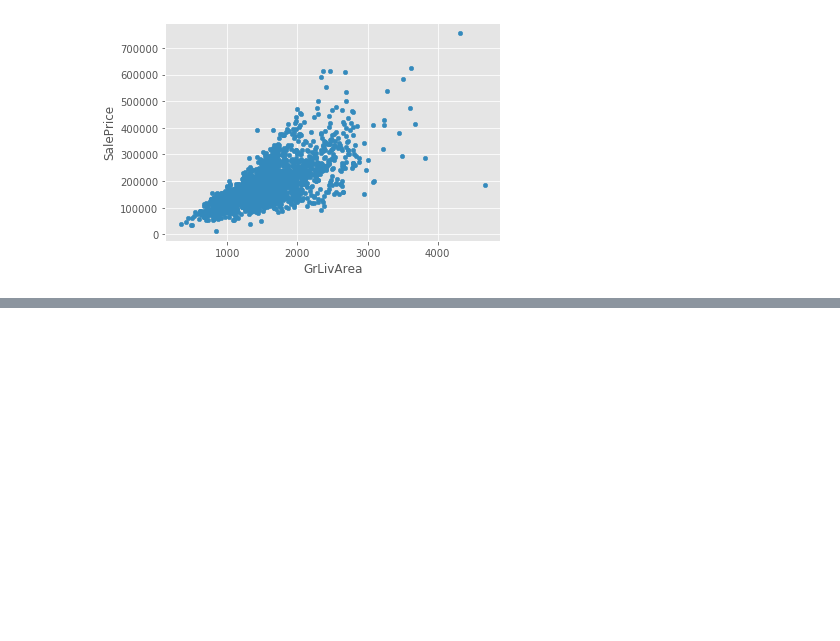
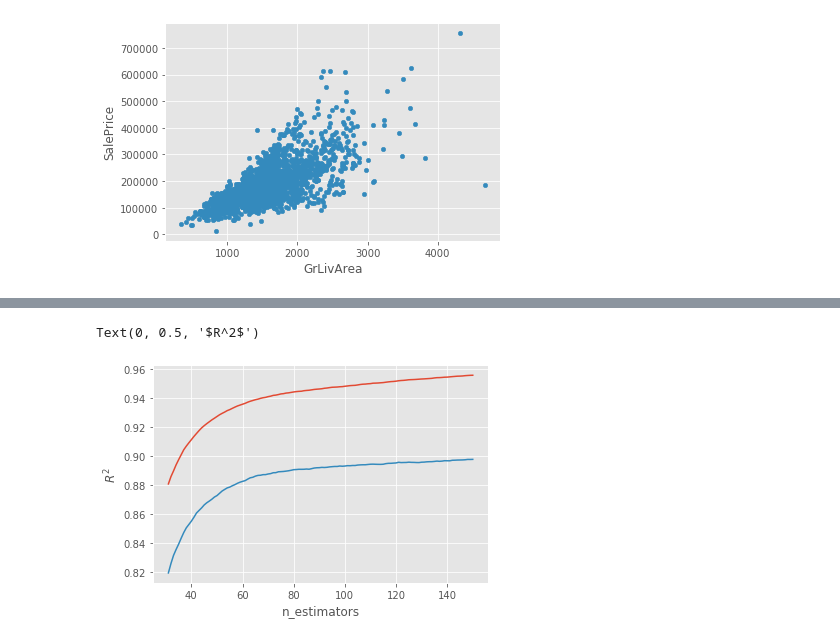
Before and after one commit to mhope321/ML-Project, a Jupyter notebook: Garrett/GBM_with_Feature_Selection_SalePrice.ipynb, the cells around one changed output, grey strips where cells are left out. Drawn from its saved outputs; the diff is of its cells as text; code cells hidden in the pictures; blank space fills up the shorter version.

```diff
--- a/Garrett/GBM_with_Feature_Selection_SalePrice.ipynb
+++ b/Garrett/GBM_with_Feature_Selection_SalePrice.ipynb
@@ -130 +177,11 @@ Text(0, 0.5, '$R^2$')
+# %%
+start = 30
+end   = 150
+plt.plot(steps[start:end], trainR2[start:end],label='train')
+plt.plot(steps[start:end], testR2[start:end],label='test')
+plt.xlabel('n_estimators')
+plt.ylabel(r'$R^2$')
+# %% [output]
+Text(0, 0.5, '$R^2$')
+[figure, added]
 # %%
```
Also changed, not shown: parts of 34 cells of this notebook.
